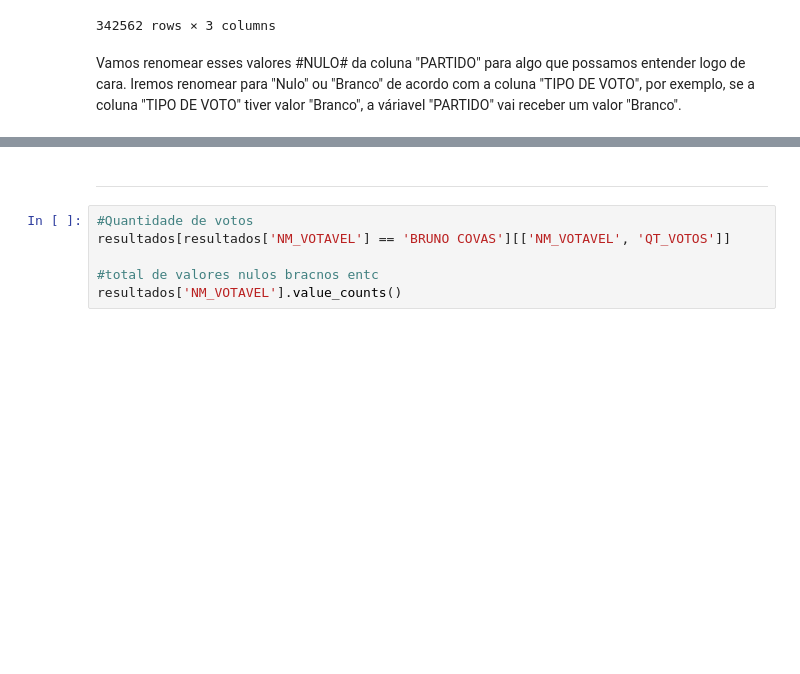
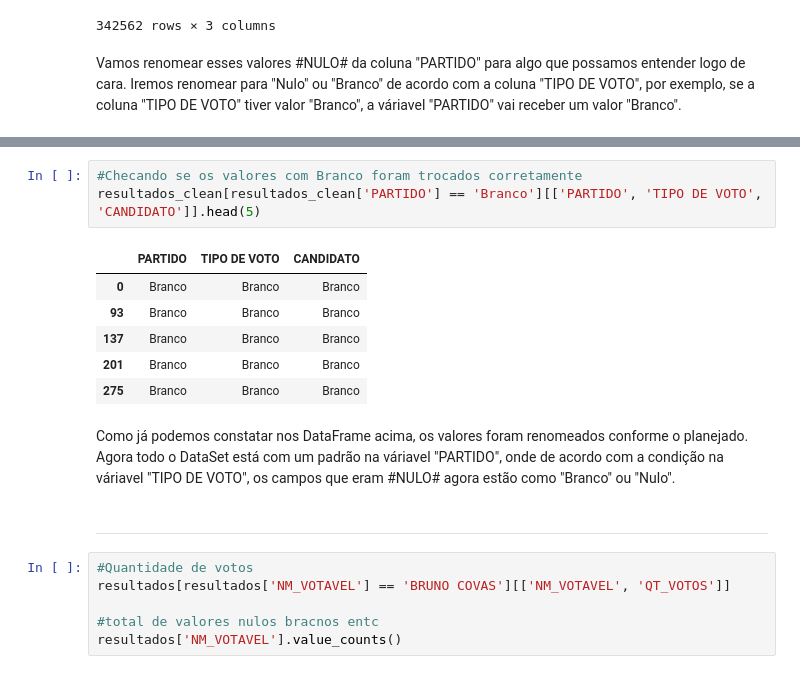
Before and after one commit to gideoni-santos/desafio-RenovaBR, a Jupyter notebook: relatorio.ipynb, the cells around one changed output, grey strips where cells are left out. Cells and saved outputs as stored; diff of their text form; blank space fills up the shorter version.

Commit message:
Conclusão do tratamento
Finalizei os tratamento de dados dos dois DataSets.

```diff
--- a/relatorio.ipynb
+++ b/relatorio.ipynb
@@ -804,3 +822,15 @@ Vamos renomear esses valores #NULO# da coluna "PARTIDO" para algo que possamos e
+# %%
+#Checando se os valores com Branco foram trocados corretamente
+resultados_clean[resultados_clean['PARTIDO'] == 'Branco'][['PARTIDO', 'TIPO DE VOTO', 'CANDIDATO']].head(5)
+# %% [output]
+|  | PARTIDO | TIPO DE VOTO | CANDIDATO |
+| 0 | Branco | Branco | Branco |
+| 93 | Branco | Branco | Branco |
+| 137 | Branco | Branco | Branco |
+| 201 | Branco | Branco | Branco |
+| 275 | Branco | Branco | Branco |
+# %% [markdown]
+Como já podemos constatar nos DataFrame acima, os valores foram renomeados conforme o planejado. Agora todo o DataSet está com um padrão na váriavel "PARTIDO", onde de acordo com a condição na váriavel "TIPO DE VOTO", os campos que eram #NULO# agora estão como "Branco" ou "Nulo".
 # %% [markdown]
 ---
 # %%
```
Also changed, not shown: parts of 3 cells of this notebook.
